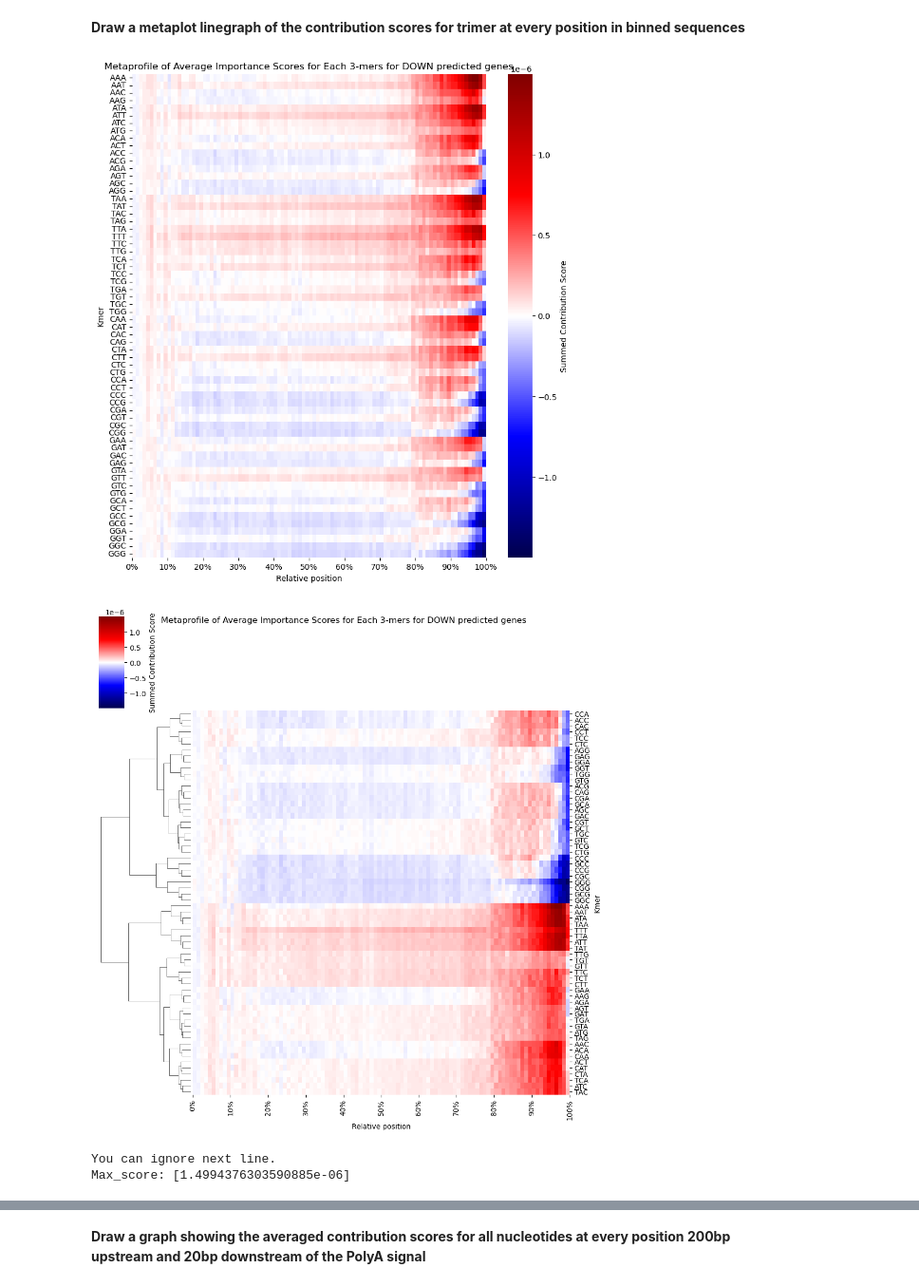
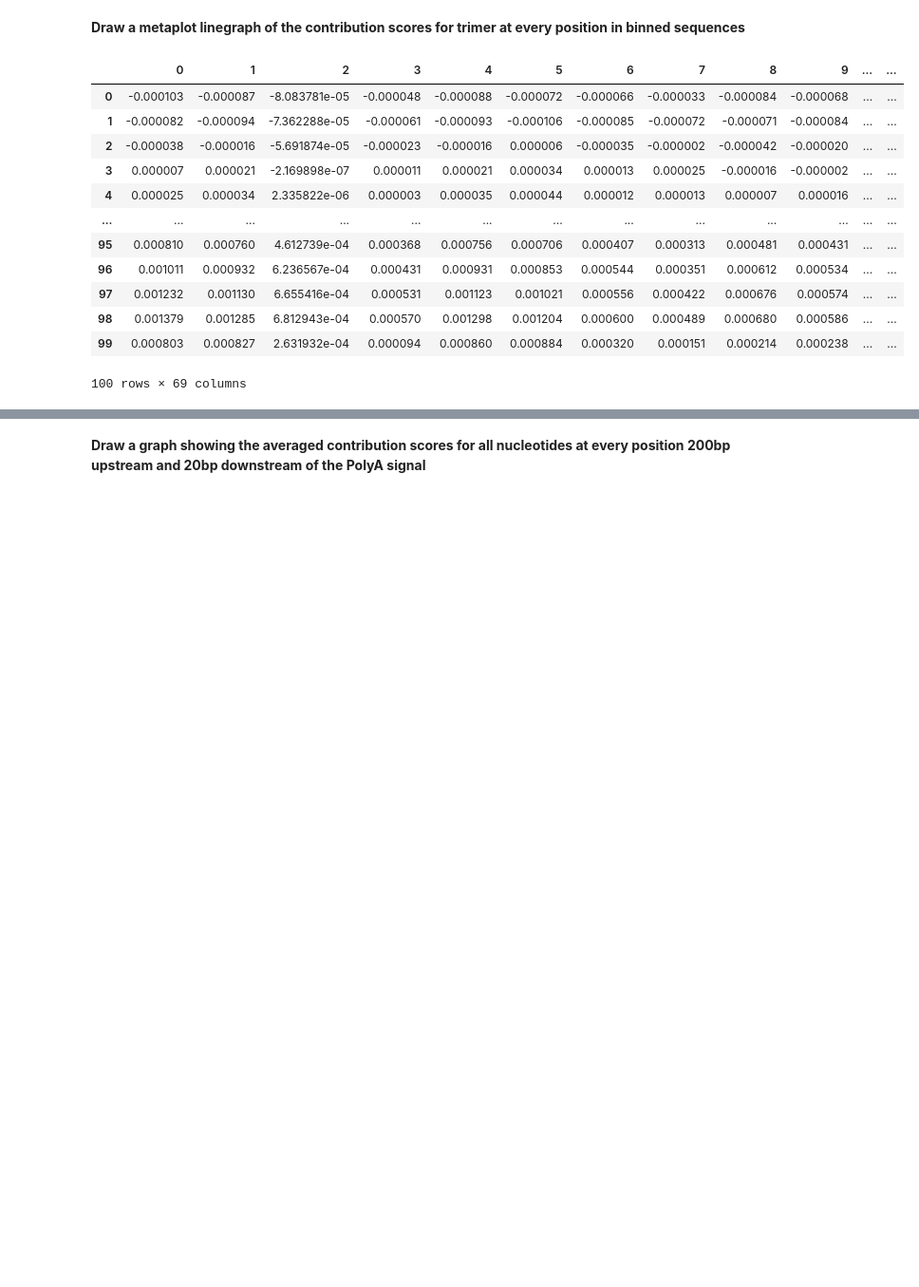
Before and after one commit to ulelab/LIN28A_RNPreassembly_bioinformatics, a Jupyter notebook: analysis/analysis13_MachineLearningOnQuantSeqGroups/QuantSeqMLandPredictionExplanation.ipynb, the cells around one changed output, grey strips where cells are left out. Shown: that part at 95% size. Saved outputs shown, nothing was run; the diff lists cells and outputs as text; code cells hidden in the pictures; blank space fills up the shorter version.

```diff
--- a/analysis/analysis13_MachineLearningOnQuantSeqGroups/QuantSeqMLandPredictionExplanation.ipynb
+++ b/analysis/analysis13_MachineLearningOnQuantSeqGroups/QuantSeqMLandPredictionExplanation.ipynb
@@ -651,7 +548,7 @@ def create_aggregate_heatmap_per_kmers(seqs, scores, k_mer, num_bins, group, kme
             for j in range(len(seq) - len(kmer)+1):
 
                 # Calculate the mean score for this position
-                mean_score = np.mean([score[j+i][nucleotide_to_index[kmer[i]]] for i in range(len(kmer))]) / len(seq)
+                mean_score = np.mean([score[j+i][nucleotide_to_index[kmer[i]]] for i in range(len(kmer))])
 
                 # Append the mean score and relative position to the lists
                 scores_all.append(mean_score)
@@ -661,77 +558,60 @@ def create_aggregate_heatmap_per_kmers(seqs, scores, k_mer, num_bins, group, kme
         if not scores_all:
             continue
 
         # Create a DataFrame for easy binning
         df = pd.DataFrame({
             'RelativePosition': relative_positions_all,
             'Score': scores_all
         })
 
         # Bin the data according to relative position
         df['Bin'] = pd.cut(df['RelativePosition'], bins=num_bins, labels=False)
 
         # Group by bin and calculate sum of scores
         df_mean_scores = df.groupby('Bin')['Score'].mean().reset_index()
 
         # Add the scores for this kmer to the heatmap data
         heatmap_data[n] = df_mean_scores['Score'].values
 
     # Find the maximum value in the heatmap data
     vmax = find_maximum_value(heatmap_data)
     max_score.append(vmax)
     vmax = max(max_score)
 
-    # Plot
-    fig, ax = plt.subplots(figsize=(10, 11))
-    sns.heatmap(heatmap_data, cmap='seismic', cbar_kws={'label': 'Summed Contribution Score'}, yticklabels=kmers, vmin=-vmax, vmax=vmax, ax=ax)
-    ax.set_xlabel('Relative position')
-    ax.set_ylabel('Kmer')
-
-    # Set x-ticks
-    x_ticks = np.linspace(0, num_bins, 11)  # 11 points for 0%, 10%, ..., 100%
-    ax.set_xticks(x_ticks)
-    ax.set_xticklabels([f'{i*10}%' for i in range(11)])  # labels are 0%, 10%, ..., 100%
-
-    # Set plot name and show the plot
-    plt.title(f'Metaprofile of Average Importance Scores for Each {kmer_name} for {group} predicted genes')
-    plt.show()
-
-
-    # Plot with clustermap
-    clustermap = sns.clustermap(heatmap_data, col_cluster=False, cmap='seismic', cbar_kws={'label': 'Summed Contribution Score'}, yticklabels=kmers, vmin=-vmax, vmax=vmax)
-
-    # Relabel the axes
-    clustermap.ax_heatmap.set_xlabel('Relative position')
-    clustermap.ax_heatmap.set_ylabel('Kmer')
-
-    # Set x-ticks
-    x_ticks = np.linspace(0, num_bins, 11)  # 11 points for 0%, 10%, ..., 100%
-    clustermap.ax_heatmap.set_xticks(x_ticks)
-    clustermap.ax_heatmap.set_xticklabels([f'{i*10}%' for i in range(11)])  # labels are 0%, 10%, ..., 100%
-
-    # Set plot name
-    clustermap.fig.suptitle(f'Metaprofile of Average Importance Scores for Each {kmer_name} for {group} predicted genes')
-
-    # Save plot as svg
-    plt.savefig('down_class_metaplot_normalised_clustermap_3mers.svg', bbox_inches='tight')
-
-    # Show the plot
-    plt.show()
-
-    return heatmap_data
+    return heatmap_data, kmer_name, group, num_bins, kmers, vmax
 
 # If you are drawing multiple plots at the same time, run the code to find max score and then add it to this list so it will later be the same for all plots
 max_score=[]
 
-# Calculate and draw the heatmap for 3-mers
+# Calculate the heatmap for 3-mers
     # Use: create_aggregate_heatmap_per_kmers(decoded_sequences, non_padded_scores, k-mer of interest, number of bins, subset name, k-mer name)
-    # Heads-up: this code is inefficient for higher k-mers ~ 20min for 3-mers
-heatmap_data = create_aggregate_heatmap_per_kmers(decoded_sequences_down_all, non_padded_scores_down_all, 3, 100, 'DOWN', '3-mers')
+    # Heads-up: this code is slow for higher k-mers ~ 20min for 3-mers
+heatmap_data, kmer_name, group, num_bins, kmers, vmax = create_aggregate_heatmap_per_kmers(decoded_sequences_down_all, non_padded_scores_down_all, 3, 100, 'DOWN', '3-mers')
 
-print('You can ignore next line.')
-print('Max_score:', max_score)
+# Transpose the array to make it (100, 4) and then convert to DataFrame
+heatmap_df = pd.DataFrame(heatmap_data.T)
+
+heatmap_df['kmer_name'] = kmer_name  # Add as a new column
+heatmap_df['group'] = group  # Add as a new column
+heatmap_df['num_bins'] = num_bins  # Add as a new column
+heatmap_df['kmers'] = str(kmers) # Add as a new column
+heatmap_df['vmax'] = vmax  # Add as a new column
+
+# save the heatmap data as csv
+#heatmap_df.to_csv('analysis13_MachineLearningOnQuantSeqGroups/importance_of_each_3mer_binned.csv', index=False)
+
+heatmap_df
 # %% [output]
-[figure, removed]
-[figure, removed]
+|  | 0 | 1 | 2 | 3 | 4 | 5 | 6 | 7 | 8 | 9 | ... | ... |
+| 0 | -0.000103 | -0.000087 | -8.083781e-05 | -0.000048 | -0.000088 | -0.000072 | -0.000066 | -0.000033 | -0.000084 | -0.000068 | ... | ... |
+| 1 | -0.000082 | -0.000094 | -7.362288e-05 | -0.000061 | -0.000093 | -0.000106 | -0.000085 | -0.000072 | -0.000071 | -0.000084 | ... | ... |
+| 2 | -0.000038 | -0.000016 | -5.691874e-05 | -0.000023 | -0.000016 | 0.000006 | -0.000035 | -0.000002 | -0.000042 | -0.000020 | ... | ... |
+| 3 | 0.000007 | 0.000021 | -2.169898e-07 | 0.000011 | 0.000021 | 0.000034 | 0.000013 | 0.000025 | -0.000016 | -0.000002 | ... | ... |
+| 4 | 0.000025 | 0.000034 | 2.335822e-06 | 0.000003 | 0.000035 | 0.000044 | 0.000012 | 0.000013 | 0.000007 | 0.000016 | ... | ... |
+| ... | ... | ... | ... | ... | ... | ... | ... | ... | ... | ... | ... | ... |
+| 95 | 0.000810 | 0.000760 | 4.612739e-04 | 0.000368 | 0.000756 | 0.000706 | 0.000407 | 0.000313 | 0.000481 | 0.000431 | ... | ... |
+| 96 | 0.001011 | 0.000932 | 6.236567e-04 | 0.000431 | 0.000931 | 0.000853 | 0.000544 | 0.000351 | 0.000612 | 0.000534 | ... | ... |
+| 97 | 0.001232 | 0.001130 | 6.655416e-04 | 0.000531 | 0.001123 | 0.001021 | 0.000556 | 0.000422 | 0.000676 | 0.000574 | ... | ... |
+| 98 | 0.001379 | 0.001285 | 6.812943e-04 | 0.000570 | 0.001298 | 0.001204 | 0.000600 | 0.000489 | 0.000680 | 0.000586 | ... | ... |
+| 99 | 0.000803 | 0.000827 | 2.631932e-04 | 0.000094 | 0.000860 | 0.000884 | 0.000320 | 0.000151 | 0.000214 | 0.000238 | ... | ... |
-You can ignore next line.
-Max_score: [1.4994376303590885e-06]
+100 rows × 69 columns
```
Also changed, not shown: parts of 19 cells of this notebook.
